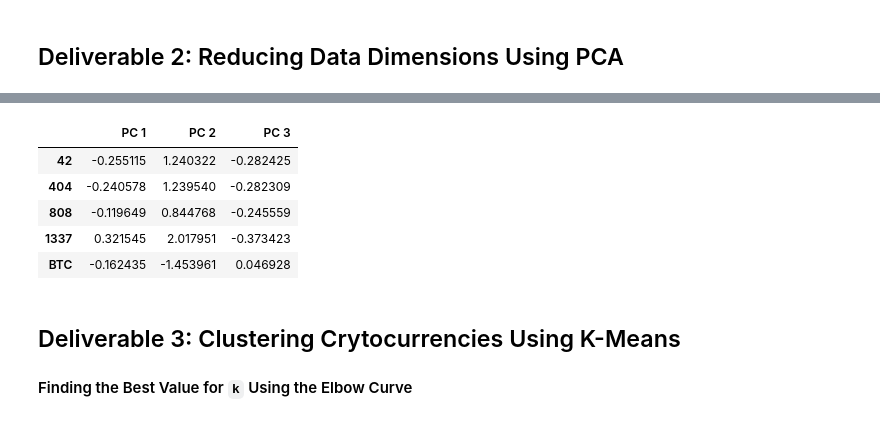
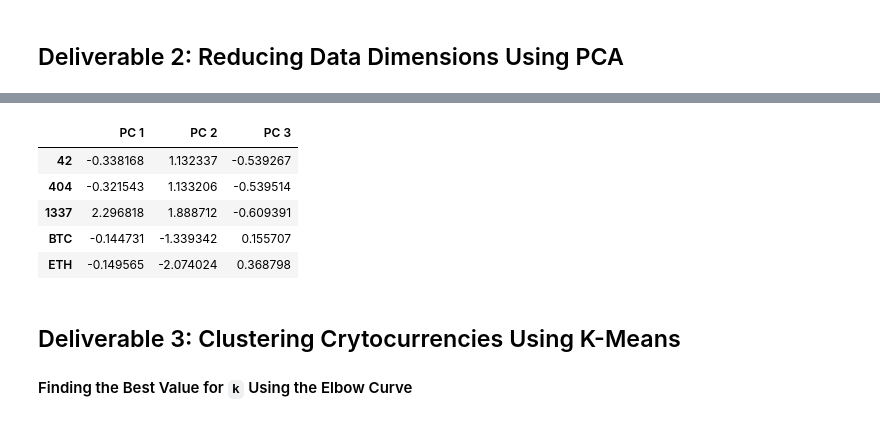
Before and after one commit to yessiez/Cryptocurrencies, a Jupyter notebook: crypto_clustering.ipynb, the cells around one changed output, grey strips where cells are left out. Saved outputs shown, nothing was run; the diff lists cells and outputs as text; code cells hidden in the pictures.

```diff
--- a/crypto_clustering.ipynb
+++ b/crypto_clustering.ipynb
@@ -66,5 +62,6 @@ crypto_df.drop(columns=["IsTrading"], inplace=True)
 ### 4. Remove rows that have at least one null value.
 # %%
 # Remove rows that have at least 1 null value.
-crypto_df = crypto_df[crypto_df['TotalCoinsMined'].notna()]
+#crypto_df = crypto_df[crypto_df['TotalCoinsMined'].notna()]
 crypto_df = crypto_df.dropna()
+crypto_df.head()
@@ -72,5 +76,7 @@ crypto_df = crypto_df.dropna()
 ### 5. Filter the crypto_df DataFrame so it only has rows where coins have been mined.
 # %%
 # Keep the rows where coins are mined.
-crypto_df[crypto_df["TotalCoinsMined"]>0]
+crypto_df = crypto_df[crypto_df["TotalCoinsMined"]>0]
+print(crypto_df.shape)
+crypto_df.head()
 # %% [output]
@@ -100,3 +116,4 @@ coin_name = crypto_df["CoinName"]
 # %%
 # Drop the 'CoinName' column since it's not going to be used on the clustering algorithm.
-crypto_df.drop(columns=["CoinName"], inplace=True)
+crypto_df.drop(columns=["CoinName"], axis=1, inplace=True)
+crypto_df.head()
@@ -112,5 +127,5 @@ crypto_df.head()
 # %%
 # Use get_dummies() to create variables for text features.
-X = pd.get_dummies(crypto_df, columns=['Algorithm','ProofType'])
+X = pd.get_dummies(crypto_df, columns=['Algorithm','ProofType'], prefix_sep='_')
 X
 # %% [output]
@@ -139,17 +182,17 @@ crypto_pca = pca.fit_transform(X_scaled)
 # %%
 # Create a DataFrame with the three principal components.
 pcs_df = pd.DataFrame(
-    data = crypto_pca, columns=["PC 1", "PC 2", "PC 3"],
+    crypto_pca, columns=["PC 1", "PC 2", "PC 3"],
     index=crypto_df.index
 )
 pcs_df.head()
 # %% [output]
 |  | PC 1 | PC 2 | PC 3 |
-| 42 | -0.255115 | 1.240322 | -0.282425 |
-| 404 | -0.240578 | 1.239540 | -0.282309 |
-| 808 | -0.119649 | 0.844768 | -0.245559 |
-| 1337 | 0.321545 | 2.017951 | -0.373423 |
-| BTC | -0.162435 | -1.453961 | 0.046928 |
+| 42 | -0.338168 | 1.132337 | -0.539267 |
+| 404 | -0.321543 | 1.133206 | -0.539514 |
+| 1337 | 2.296818 | 1.888712 | -0.609391 |
+| BTC | -0.144731 | -1.339342 | 0.155707 |
+| ETH | -0.149565 | -2.074024 | 0.368798 |
 # %% [markdown]
 ## Deliverable 3: Clustering Crytocurrencies Using K-Means
 
```
Also changed, not shown: parts of 20 cells of this notebook.
